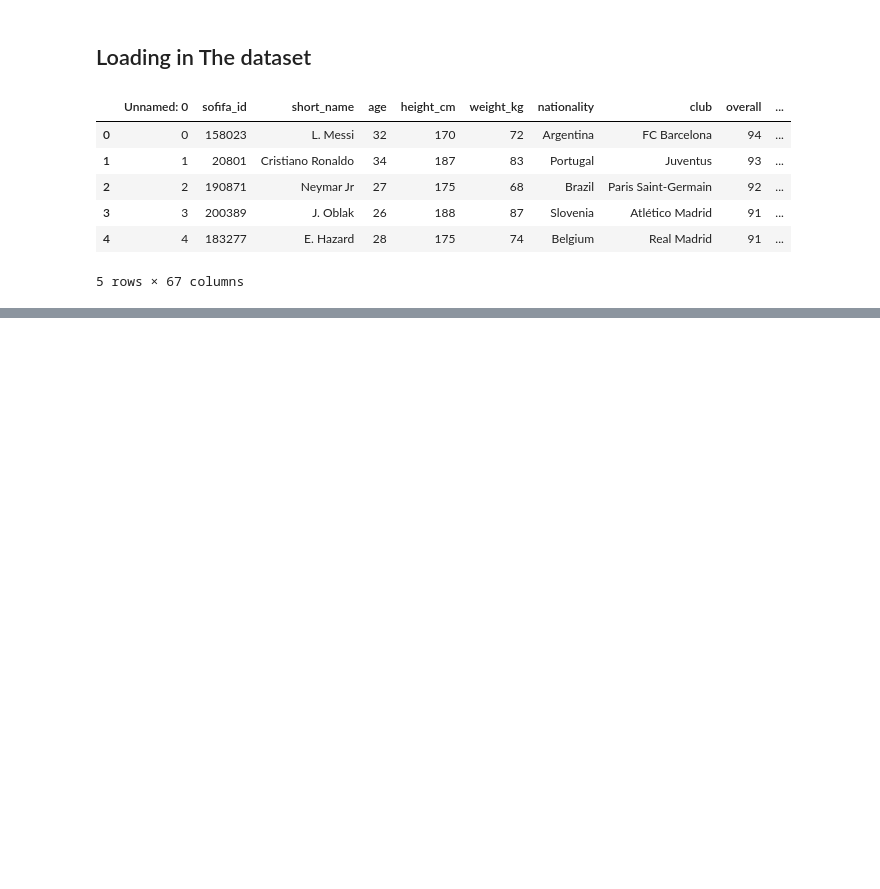
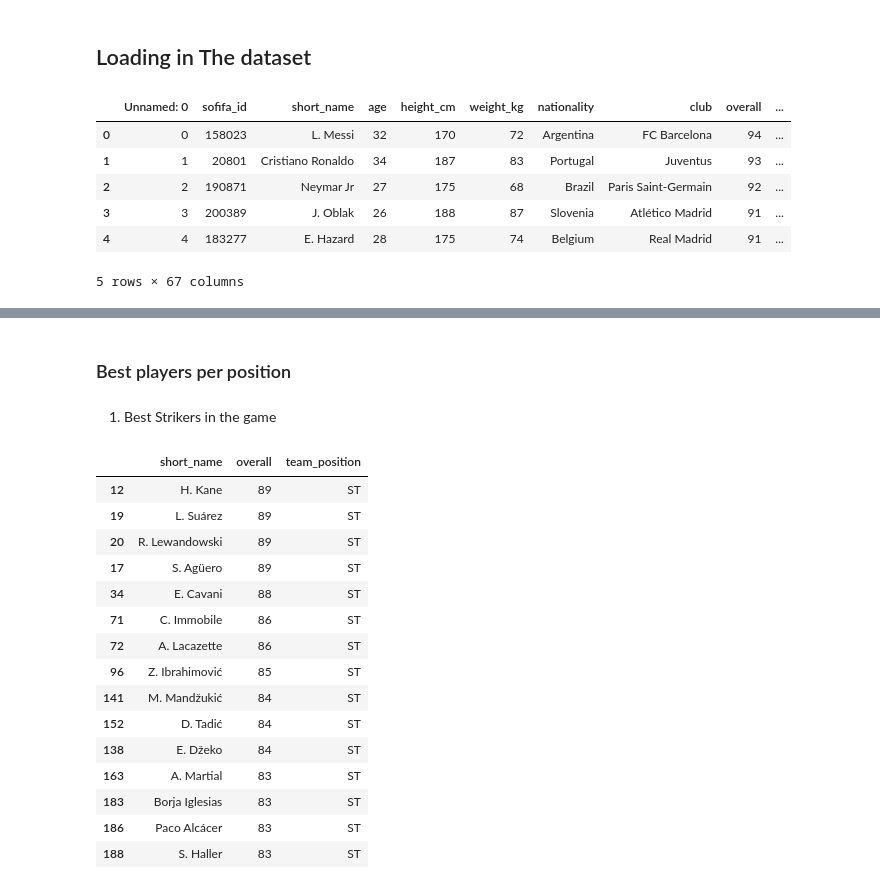
Before and after one commit to mbururyan/FIFA-20, a Jupyter notebook: analysis.ipynb, the cells around one changed output, grey strips where cells are left out. Drawn from its saved outputs; the diff is of its cells as text; code cells hidden in the pictures; blank space fills up the shorter version.

```diff
--- a/analysis.ipynb
+++ b/analysis.ipynb
@@ -24,0 +136,27 @@ df.head()
+# %% [markdown]
+### Best players per position
+# %%
+def best_position(position):
+    df = players[players['team_position'] == position][['short_name', 'overall', 'team_position']]
+    return df.sort_values(by='overall', ascending=False).head(15)
+# %% [markdown]
+1. Best Strikers in the game
+# %%
+best_position('ST')
+# %% [output]
+|  | short_name | overall | team_position |
+| 12 | H. Kane | 89 | ST |
+| 19 | L. Suárez | 89 | ST |
+| 20 | R. Lewandowski | 89 | ST |
+| 17 | S. Agüero | 89 | ST |
+| 34 | E. Cavani | 88 | ST |
+| 71 | C. Immobile | 86 | ST |
+| 72 | A. Lacazette | 86 | ST |
+| 96 | Z. Ibrahimović | 85 | ST |
+| 141 | M. Mandžukić | 84 | ST |
+| 152 | D. Tadić | 84 | ST |
+| 138 | E. Džeko | 84 | ST |
+| 163 | A. Martial | 83 | ST |
+| 183 | Borja Iglesias | 83 | ST |
+| 186 | Paco Alcácer | 83 | ST |
+| 188 | S. Haller | 83 | ST |
```
Also changed, not shown: parts of 32 cells of this notebook.
